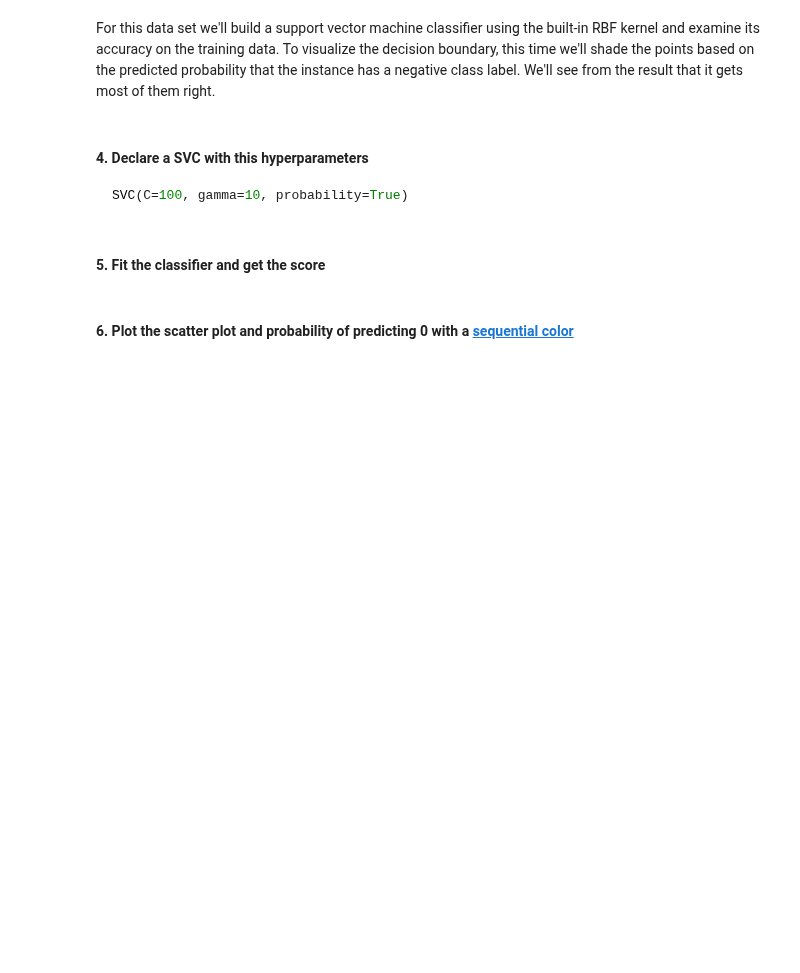
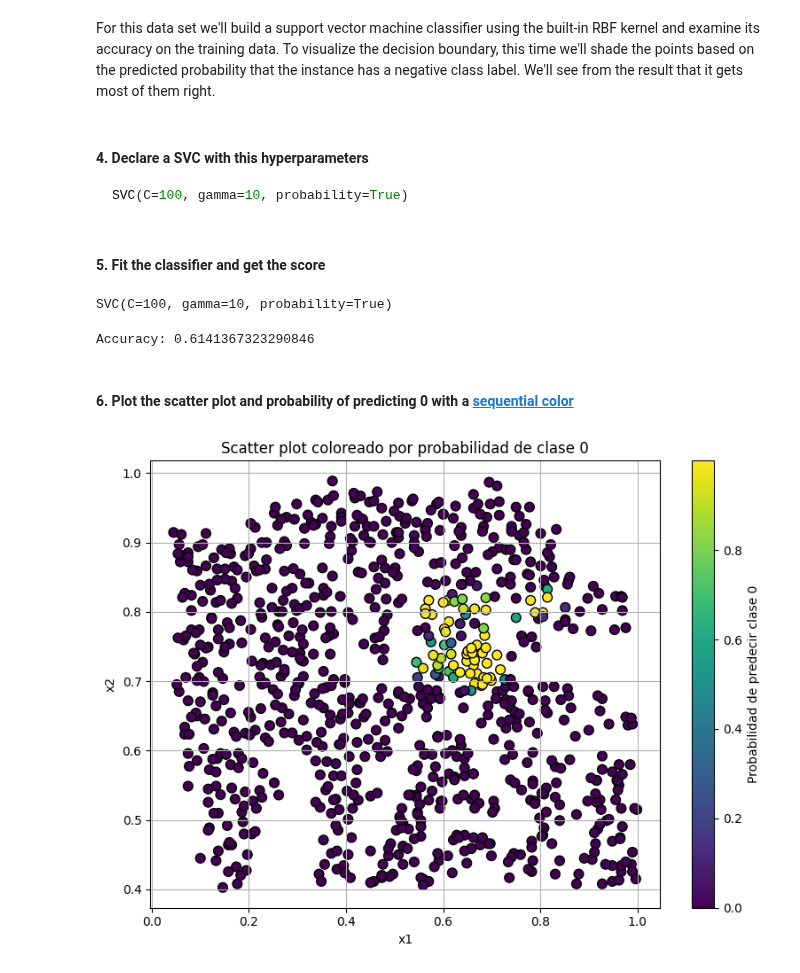
Before and after one commit to InigoLopez1999/2503_dsft_thebridge_inigolopez, a Jupyter notebook: 3-Machine_Learning/1-Supervisado/3-RegorClass/8-SVM/ejercicios/Ejercicios_SVM.ipynb, the cells around one changed output. Drawn from its saved outputs; the diff is of its cells as text; code cells hidden in the pictures; blank space fills up the shorter version.

```diff
--- a/3-Machine_Learning/1-Supervisado/3-RegorClass/8-SVM/ejercicios/Ejercicios_SVM.ipynb
+++ b/3-Machine_Learning/1-Supervisado/3-RegorClass/8-SVM/ejercicios/Ejercicios_SVM.ipynb
@@ -368,4 +423,41 @@ SVC(C=100, gamma=10, probability=True)
+# %%
+model_svc = SVC(C = 100, gamma = 10, probability = True)
 # %% [markdown]
 #### 5. Fit the classifier and get the score
+# %%
+X = df[["x1","x2"]]
+y = df["target"]
+# %%
+scaler = StandardScaler()
+X_scaled = scaler.fit_transform(X)
+# %%
+model_svc.fit(X,y)
+# %% [output]
+SVC(C=100, gamma=10, probability=True)
+# %%
+accuracy = model_svc.score(X_scaled, y)
+print("Accuracy:", accuracy)
+# %% [output]
+Accuracy: 0.6141367323290846
 # %% [markdown]
 #### 6. Plot the scatter plot and probability of predicting 0 with a [sequential color](https://matplotlib.org/3.1.1/tutorials/colors/colormaps.html)
+# %%
+# Obtener probabilidades de pertenencia a cada clase
+probs = model_svc.predict_proba(X_scaled)[:, 0]  # Probabilidad de clase 0
+
+# Crear scatter plot coloreado según probabilidad
+plt.figure(figsize=(8, 6))
+scatter = plt.scatter(X["x1"], X["x2"], c=probs, cmap='viridis', edgecolors='k', s=60)
+
+# Añadir barra de color
+cbar = plt.colorbar(scatter)
+cbar.set_label("Probabilidad de predecir clase 0")
+
+plt.xlabel("x1")
+plt.ylabel("x2")
+plt.title("Scatter plot coloreado por probabilidad de clase 0")
+plt.grid(True)
+plt.tight_layout()
+plt.show()
+# %% [output]
+[figure, added]
```
Also changed, not shown: parts of 6 cells of this notebook.
